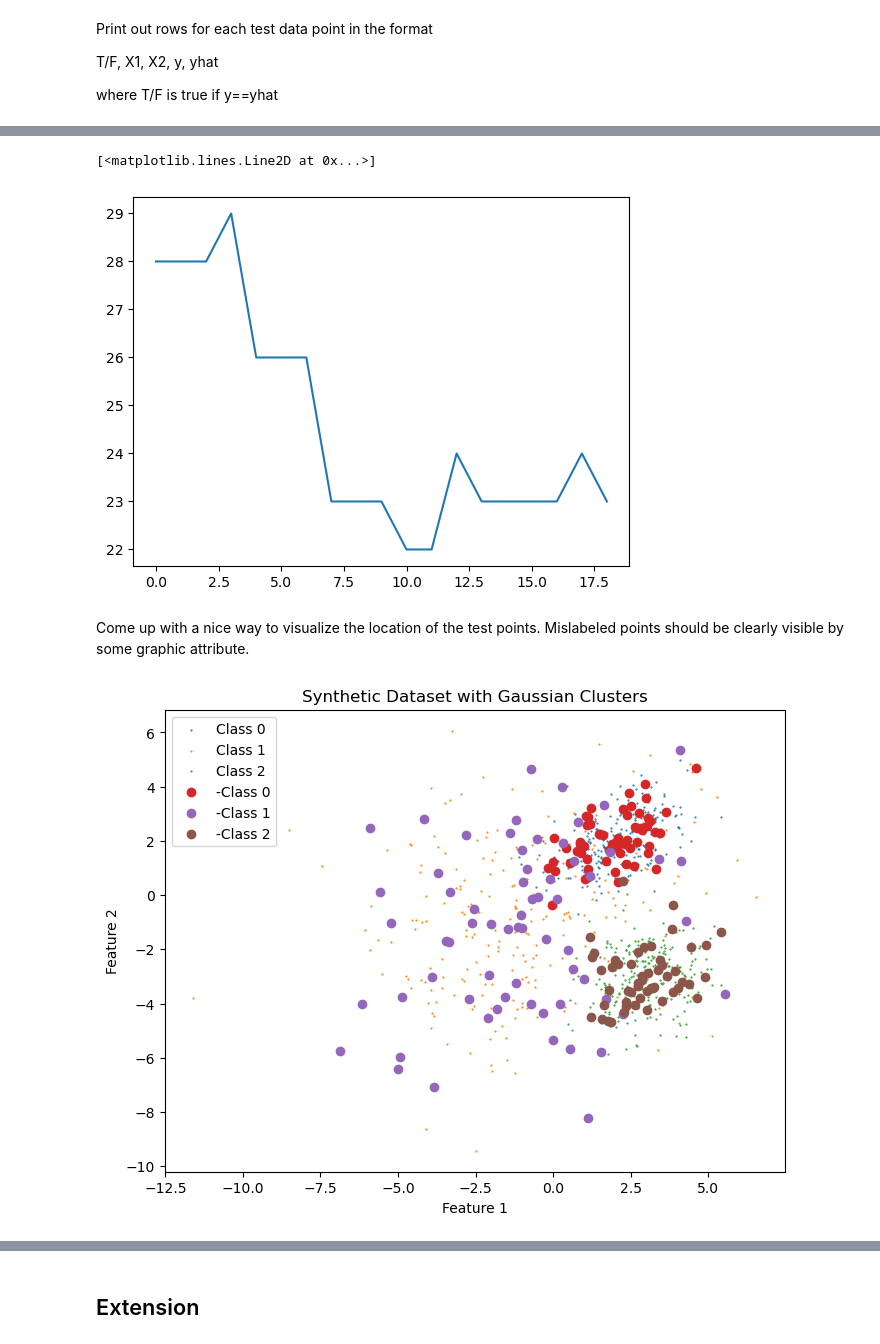
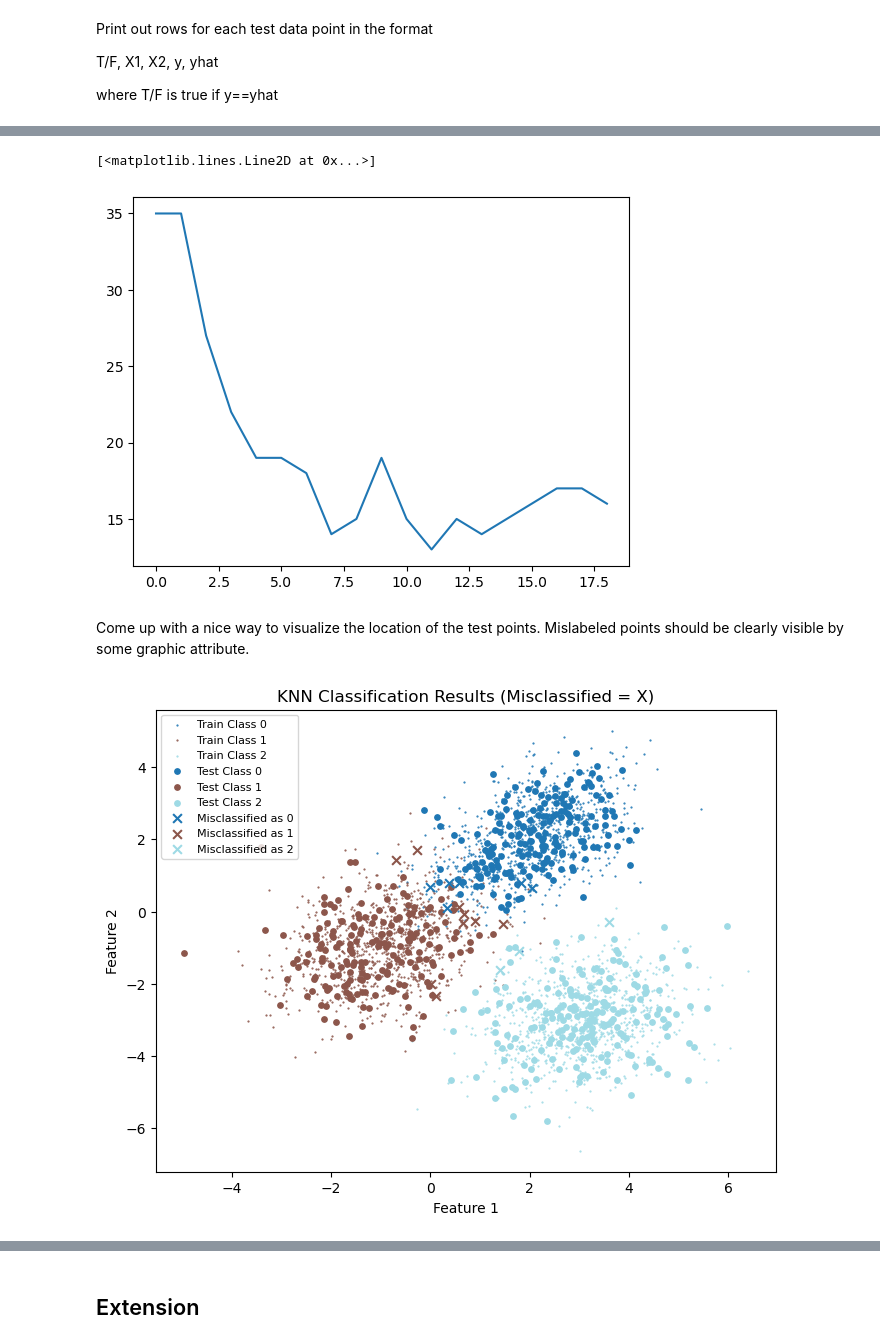
Before and after one commit to AET-CS/aet-cs.github.io, a Jupyter notebook: white/2025/ML/notebooks/knn-Key.ipynb, the cells around one changed output, grey strips where cells are left out. Saved outputs shown, nothing was run; the diff lists cells and outputs as text; code cells hidden in the pictures.

```diff
--- a/white/2025/ML/notebooks/knn-Key.ipynb
+++ b/white/2025/ML/notebooks/knn-Key.ipynb
@@ -15,10 +15,10 @@ means = [
 ]
 covariances = [
     [[1, 0.5], [0.5, 1]],  # Covariance of the first Gaussian
-    [[1, 7.9], [7.9, 1]], # Covariance of the second Gaussian
+    [[1, 0.3], [0.3, 1]], # Covariance of the second Gaussian
     [[1, 0.2], [0.2, 1]]   # Covariance of the third Gaussian
 ]
-n_samples = 300  # Samples per Gaussian
+n_samples = 100  # Samples per Gaussian
 
 # Generate data
 data = []
@@ -115,28 +115,55 @@ for k in range(1,20):
 plt.plot(errors)
 # %% [output]
 [<matplotlib.lines.Line2D at 0x...>]
-[figure, old version]
+[figure, new version]
 # %% [markdown]
 Come up with a nice way to visualize the location of the test points. Mislabeled points should be clearly visible by some graphic attribute.
 # %%
-# Visualize the data
+import matplotlib.pyplot as plt
+import numpy as np
+
+# Compute predictions
+yhat = np.array([knn_label_k(X_train, y_train, x, y, 5)[0] for x, y in zip(X_test, y_test)])
+
+# Identify correct vs incorrect predictions
+correct = yhat == y_test
+incorrect = ~correct
+
 plt.figure(figsize=(8, 6))
-for i in range(len(means)):
-    plt.scatter(X_train[y_train == i, 0], X_train[y_train == i, 1], label=f'Class {i}', s=0.3)
-#for i in range(len(means)):
-#    plt.scatter(X_test[y_test == i, 0], X_test[y_test == i, 1], label=f'Class ?')
-yhat = []
-for x,y in zip(X_test, y_test):
-    yh, y = knn_label(X_train, y_train,x,y)
-    yhat += [yh]
-yhat = np.array(yhat)
-for i in range(len(means)):
-    plt.scatter(X_test[y_test == i, 0], X_test[y_test == i, 1], label=f'-Class {i}')
 
-plt.legend()
+# Create a consistent color map for classes
+colors = plt.cm.tab20(np.linspace(0, 1, len(means)))
+
+# Plot training data
+for i, color in enumerate(colors):
+    plt.scatter(X_train[y_train == i, 0],
+                X_train[y_train == i, 1],
+                label=f'Train Class {i}',
+                s=0.3,
+                color=color)
+
+# Plot correctly classified test points (dots)
+for i, color in enumerate(colors):
+    plt.scatter(X_test[(y_test == i) & correct, 0],
+                X_test[(y_test == i) & correct, 1],
+                s=15,
+                color=color,
+                label=f'Test Class {i}')
+
+# Plot misclassified test points (X) in color of predicted class
+for i, color in enumerate(colors):
+    plt.scatter(X_test[(yhat == i) & incorrect, 0],
+                X_test[(yhat == i) & incorrect, 1],
+                s=40,
+                color=color,
+                marker='x',
+                linewidths=1.5,
+                label=f'Misclassified as {i}')
+
+plt.legend(fontsize=8, loc='best')
 plt.xlabel('Feature 1')
 plt.ylabel('Feature 2')
-plt.title('Synthetic Dataset with Gaussian Clusters')
+plt.title('KNN Classification Results (Misclassified = X)')
 plt.show()
 # %% [output]
-[figure, old version]
+[figure, new version]
```
Also changed, not shown: parts of 3 cells of this notebook, 1 other file.
